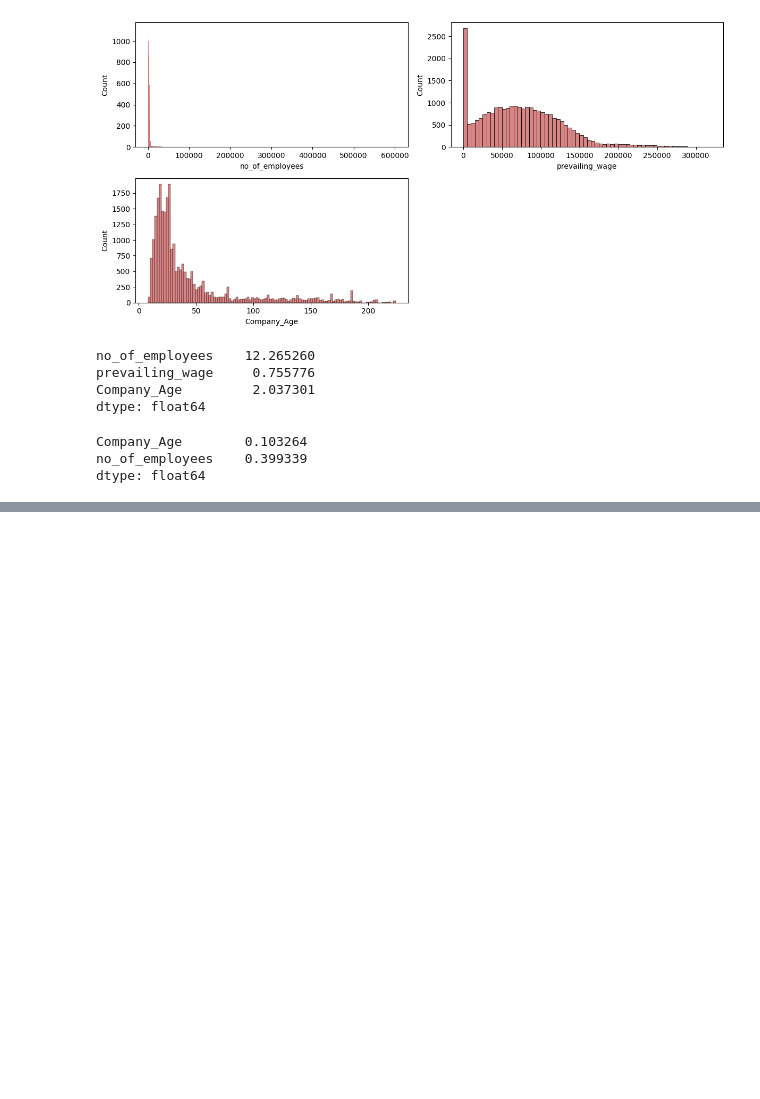
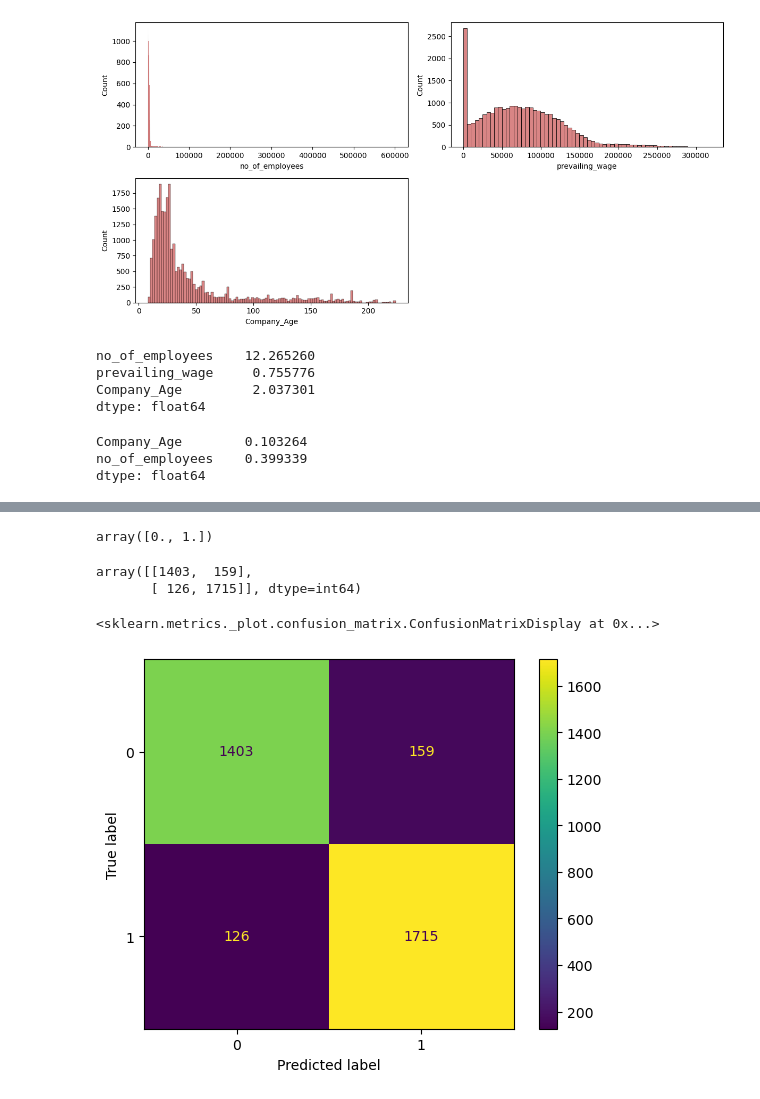
Before and after one commit to Raveenkumar/US-VISA-APPROVAL-PREDICTION, a Jupyter notebook: notebook/FE_MODEL_TRAINING.ipynb, the cells around one changed output, grey strips where cells are left out. Cells and saved outputs as stored; diff of their text form; code cells hidden in the pictures; blank space fills up the shorter version.

Commit message:
trainier file updated

```diff
--- a/notebook/FE_MODEL_TRAINING.ipynb
+++ b/notebook/FE_MODEL_TRAINING.ipynb
@@ -316,0 +579,4 @@ class TrainingPipelineConfig:
+# %%
+ds_tree = DecisionTreeClassifier()
+# %%
+ds_tree.fit(X_train,y_train)
@@ -316,0 +593,13 @@ class TrainingPipelineConfig:
+# %%
+y_pred = ds_tree.predict(X_test)
+# %%
+ds_tree.classes_
+# %% [output]
+array([0., 1.])
+# %%
+cm = confusion_matrix(y_test, y_pred, labels=ds_tree.classes_)
+# %%
+cm
+# %% [output]
+array([[1403,  159],
+       [ 126, 1715]], dtype=int64)
@@ -316,0 +609,6 @@ class TrainingPipelineConfig:
+# %%
+dist = ConfusionMatrixDisplay(cm)
+dist.plot()
+# %% [output]
+<sklearn.metrics._plot.confusion_matrix.ConfusionMatrixDisplay at 0x...>
+[figure, added]
```
Also changed, not shown: parts of 34 cells of this notebook, 1 other file.
